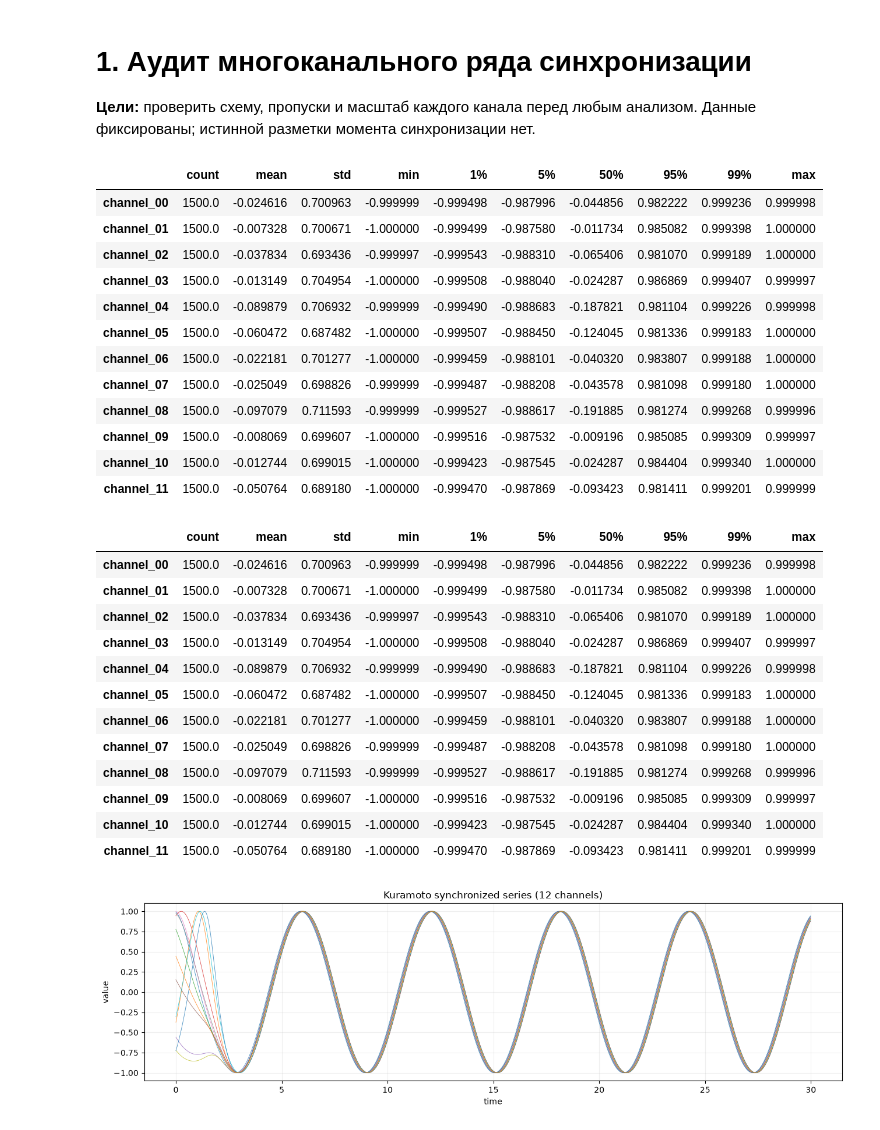
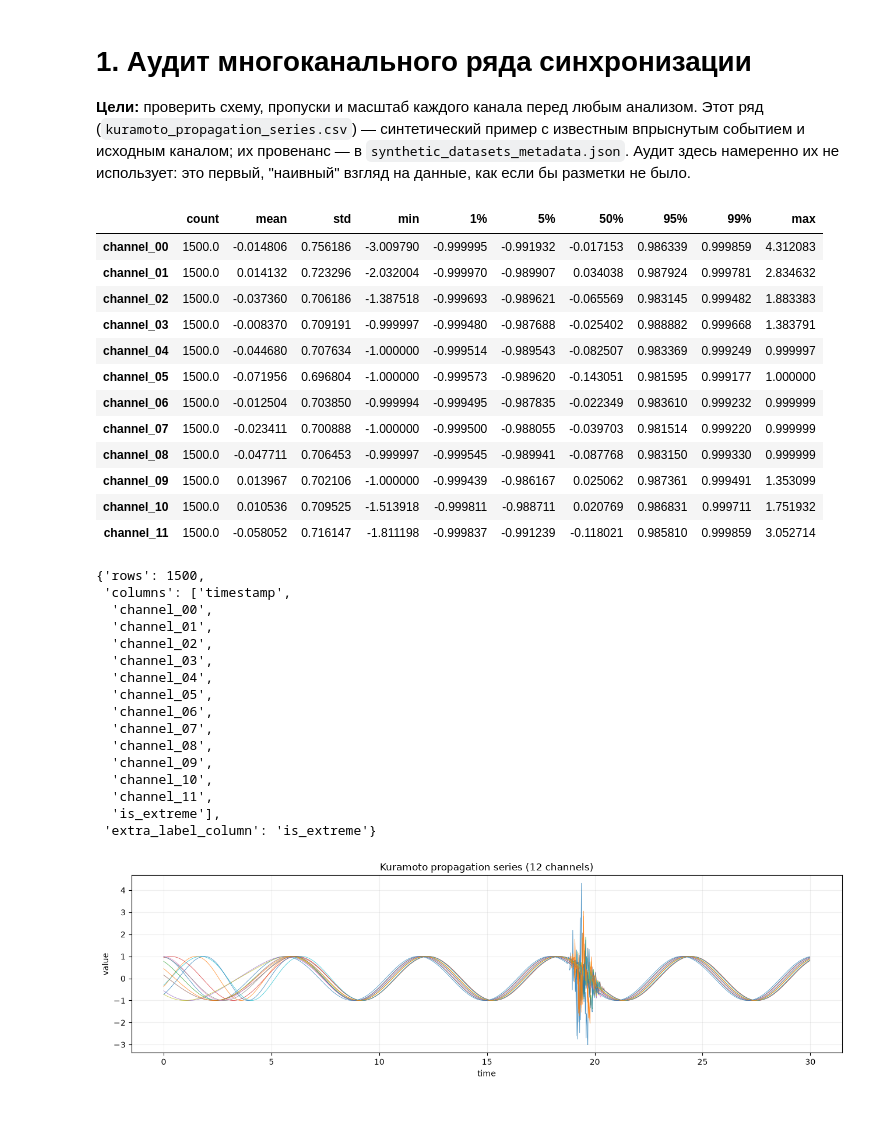
Before and after one commit to D2718281828nis/EVT-educational-demo, a Jupyter notebook: demo/evt-educational-demo/notebooks/n-d/01_dataset_audit.ipynb, the cells around one changed output. Saved outputs shown, nothing was run; the diff lists cells and outputs as text; code cells hidden in the pictures.

Commit message:
n-d graph GNN done

```diff
--- a/demo/evt-educational-demo/notebooks/n-d/01_dataset_audit.ipynb
+++ b/demo/evt-educational-demo/notebooks/n-d/01_dataset_audit.ipynb
@@ -1,14 +1,14 @@
 # %% [markdown]
 # 1. Аудит многоканального ряда синхронизации
 
-**Цели:** проверить схему, пропуски и масштаб каждого канала перед любым анализом. Данные фиксированы; истинной разметки момента синхронизации нет.
+**Цели:** проверить схему, пропуски и масштаб каждого канала перед любым анализом. Этот ряд (`kuramoto_propagation_series.csv`) — синтетический пример с известным впрыснутым событием и исходным каналом; их провенанс — в `synthetic_datasets_metadata.json`. Аудит здесь намеренно их не использует: это первый, "наивный" взгляд на данные, как если бы разметки не было.
 # %%
 from pathlib import Path
 import numpy as np
 import pandas as pd
 
-ROOT = next(p for p in [Path.cwd(), *Path.cwd().parents] if (p / "data/generated/kuramoto_synchronized_series.csv").exists())
-DATA = ROOT / "data/generated/kuramoto_synchronized_series.csv"
+ROOT = next(p for p in [Path.cwd(), *Path.cwd().parents] if (p / "data/generated/kuramoto_propagation_series.csv").exists())
+DATA = ROOT / "data/generated/kuramoto_propagation_series.csv"
 SEED = 42
 rng = np.random.default_rng(SEED)
 df = pd.read_csv(DATA)
@@ -20,37 +20,40 @@ summary = df[channel_names].describe(percentiles=[.01, .05, .5, .95, .99]).T
 summary
 # %% [output]
 |  | count | mean | std | min | 1% | 5% | 50% | 95% | 99% | max |
-| channel_00 | 1500.0 | -0.024616 | 0.700963 | -0.999999 | -0.999498 | -0.987996 | -0.044856 | 0.982222 | 0.999236 | 0.999998 |
-| channel_01 | 1500.0 | -0.007328 | 0.700671 | -1.000000 | -0.999499 | -0.987580 | -0.011734 | 0.985082 | 0.999398 | 1.000000 |
-| channel_02 | 1500.0 | -0.037834 | 0.693436 | -0.999997 | -0.999543 | -0.988310 | -0.065406 | 0.981070 | 0.999189 | 1.000000 |
-| channel_03 | 1500.0 | -0.013149 | 0.704954 | -1.000000 | -0.999508 | -0.988040 | -0.024287 | 0.986869 | 0.999407 | 0.999997 |
-| channel_04 | 1500.0 | -0.089879 | 0.706932 | -0.999999 | -0.999490 | -0.988683 | -0.187821 | 0.981104 | 0.999226 | 0.999998 |
-| channel_05 | 1500.0 | -0.060472 | 0.687482 | -1.000000 | -0.999507 | -0.988450 | -0.124045 | 0.981336 | 0.999183 | 1.000000 |
-| channel_06 | 1500.0 | -0.022181 | 0.701277 | -1.000000 | -0.999459 | -0.988101 | -0.040320 | 0.983807 | 0.999188 | 1.000000 |
-| channel_07 | 1500.0 | -0.025049 | 0.698826 | -0.999999 | -0.999487 | -0.988208 | -0.043578 | 0.981098 | 0.999180 | 1.000000 |
-| channel_08 | 1500.0 | -0.097079 | 0.711593 | -0.999999 | -0.999527 | -0.988617 | -0.191885 | 0.981274 | 0.999268 | 0.999996 |
-| channel_09 | 1500.0 | -0.008069 | 0.699607 | -1.000000 | -0.999516 | -0.987532 | -0.009196 | 0.985085 | 0.999309 | 0.999997 |
-| channel_10 | 1500.0 | -0.012744 | 0.699015 | -1.000000 | -0.999423 | -0.987545 | -0.024287 | 0.984404 | 0.999340 | 1.000000 |
-| channel_11 | 1500.0 | -0.050764 | 0.689180 | -1.000000 | -0.999470 | -0.987869 | -0.093423 | 0.981411 | 0.999201 | 0.999999 |
+| channel_00 | 1500.0 | -0.014806 | 0.756186 | -3.009790 | -0.999995 | -0.991932 | -0.017153 | 0.986339 | 0.999859 | 4.312083 |
+| channel_01 | 1500.0 | 0.014132 | 0.723296 | -2.032004 | -0.999970 | -0.989907 | 0.034038 | 0.987924 | 0.999781 | 2.834632 |
+| channel_02 | 1500.0 | -0.037360 | 0.706186 | -1.387518 | -0.999693 | -0.989621 | -0.065569 | 0.983145 | 0.999482 | 1.883383 |
+| channel_03 | 1500.0 | -0.008370 | 0.709191 | -0.999997 | -0.999480 | -0.987688 | -0.025402 | 0.988882 | 0.999668 | 1.383791 |
+| channel_04 | 1500.0 | -0.044680 | 0.707634 | -1.000000 | -0.999514 | -0.989543 | -0.082507 | 0.983369 | 0.999249 | 0.999997 |
+| channel_05 | 1500.0 | -0.071956 | 0.696804 | -1.000000 | -0.999573 | -0.989620 | -0.143051 | 0.981595 | 0.999177 | 1.000000 |
+| channel_06 | 1500.0 | -0.012504 | 0.703850 | -0.999994 | -0.999495 | -0.987835 | -0.022349 | 0.983610 | 0.999232 | 0.999999 |
+| channel_07 | 1500.0 | -0.023411 | 0.700888 | -1.000000 | -0.999500 | -0.988055 | -0.039703 | 0.981514 | 0.999220 | 0.999999 |
+| channel_08 | 1500.0 | -0.047711 | 0.706453 | -0.999997 | -0.999545 | -0.989941 | -0.087768 | 0.983150 | 0.999330 | 0.999999 |
+| channel_09 | 1500.0 | 0.013967 | 0.702106 | -1.000000 | -0.999439 | -0.986167 | 0.025062 | 0.987361 | 0.999491 | 1.353099 |
+| channel_10 | 1500.0 | 0.010536 | 0.709525 | -1.513918 | -0.999811 | -0.988711 | 0.020769 | 0.986831 | 0.999711 | 1.751932 |
+| channel_11 | 1500.0 | -0.058052 | 0.716147 | -1.811198 | -0.999837 | -0.991239 | -0.118021 | 0.985810 | 0.999859 | 3.052714 |
 # %%
 import matplotlib.pyplot as plt
 fig, ax = plt.subplots(figsize=(13, 4))
 ax.plot(df["timestamp"], x, lw=.6, alpha=.8)
-ax.set(title=f"Kuramoto synchronized series ({len(channel_names)} channels)", xlabel="time", ylabel="value")
+ax.set(title=f"Kuramoto propagation series ({len(channel_names)} channels)", xlabel="time", ylabel="value")
 ax.grid(alpha=.2); fig.tight_layout()
-summary
+{"rows": len(df), "columns": list(df.columns), "extra_label_column": "is_extreme"}
 # %% [output]
-|  | count | mean | std | min | 1% | 5% | 50% | 95% | 99% | max |
-| channel_00 | 1500.0 | -0.024616 | 0.700963 | -0.999999 | -0.999498 | -0.987996 | -0.044856 | 0.982222 | 0.999236 | 0.999998 |
-| channel_01 | 1500.0 | -0.007328 | 0.700671 | -1.000000 | -0.999499 | -0.987580 | -0.011734 | 0.985082 | 0.999398 | 1.000000 |
-| channel_02 | 1500.0 | -0.037834 | 0.693436 | -0.999997 | -0.999543 | -0.988310 | -0.065406 | 0.981070 | 0.999189 | 1.000000 |
-| channel_03 | 1500.0 | -0.013149 | 0.704954 | -1.000000 | -0.999508 | -0.988040 | -0.024287 | 0.986869 | 0.999407 | 0.999997 |
-| channel_04 | 1500.0 | -0.089879 | 0.706932 | -0.999999 | -0.999490 | -0.988683 | -0.187821 | 0.981104 | 0.999226 | 0.999998 |
-| channel_05 | 1500.0 | -0.060472 | 0.687482 | -1.000000 | -0.999507 | -0.988450 | -0.124045 | 0.981336 | 0.999183 | 1.000000 |
-| channel_06 | 1500.0 | -0.022181 | 0.701277 | -1.000000 | -0.999459 | -0.988101 | -0.040320 | 0.983807 | 0.999188 | 1.000000 |
-| channel_07 | 1500.0 | -0.025049 | 0.698826 | -0.999999 | -0.999487 | -0.988208 | -0.043578 | 0.981098 | 0.999180 | 1.000000 |
-| channel_08 | 1500.0 | -0.097079 | 0.711593 | -0.999999 | -0.999527 | -0.988617 | -0.191885 | 0.981274 | 0.999268 | 0.999996 |
-| channel_09 | 1500.0 | -0.008069 | 0.699607 | -1.000000 | -0.999516 | -0.987532 | -0.009196 | 0.985085 | 0.999309 | 0.999997 |
-| channel_10 | 1500.0 | -0.012744 | 0.699015 | -1.000000 | -0.999423 | -0.987545 | -0.024287 | 0.984404 | 0.999340 | 1.000000 |
-| channel_11 | 1500.0 | -0.050764 | 0.689180 | -1.000000 | -0.999470 | -0.987869 | -0.093423 | 0.981411 | 0.999201 | 0.999999 |
+{'rows': 1500,
+ 'columns': ['timestamp',
+  'channel_00',
+  'channel_01',
+  'channel_02',
+  'channel_03',
+  'channel_04',
+  'channel_05',
+  'channel_06',
+  'channel_07',
+  'channel_08',
+  'channel_09',
+  'channel_10',
+  'channel_11',
+  'is_extreme'],
+ 'extra_label_column': 'is_extreme'}
-[figure, old version]
+[figure, new version]
```
Also changed, not shown: parts of 6 cells of this notebook, 30 other files.
